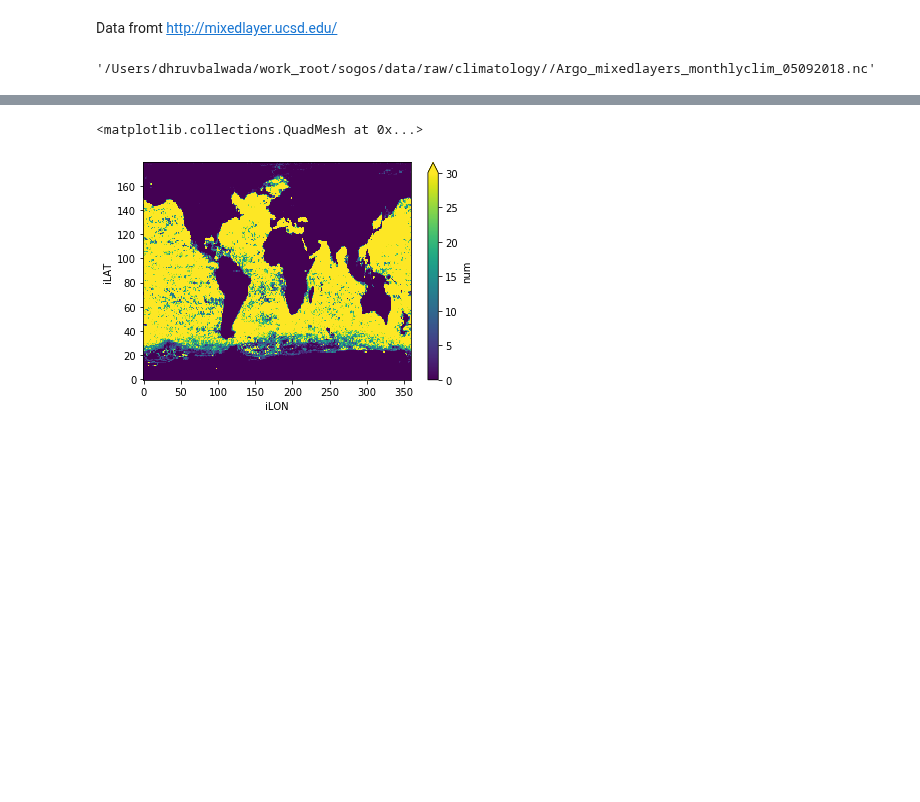
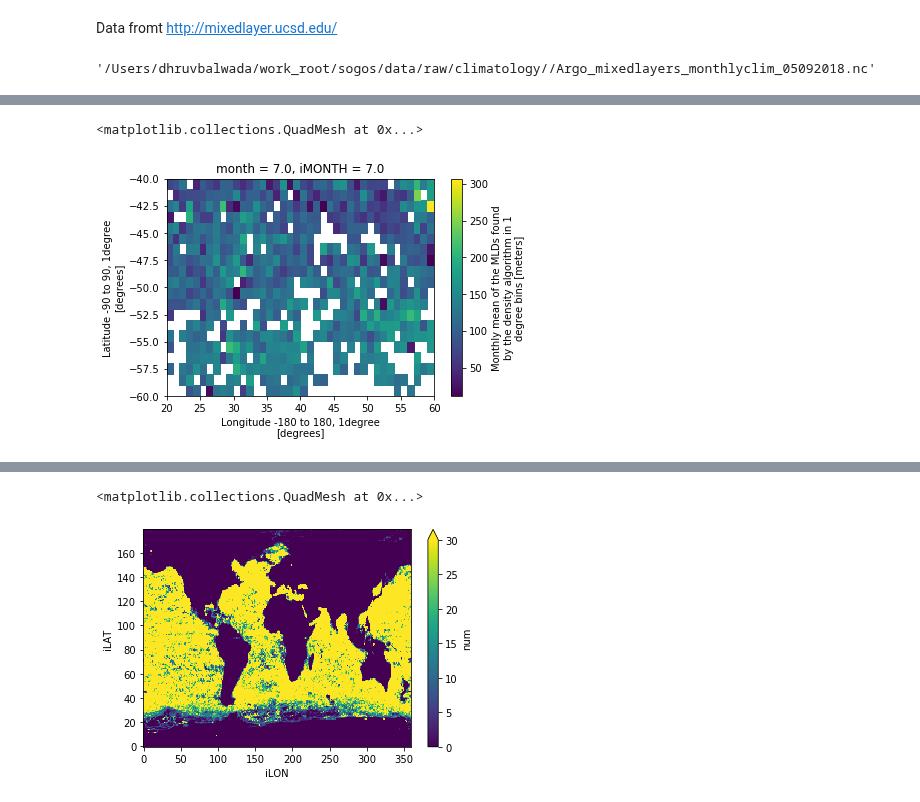
Before and after one commit to dhruvbalwada/sogos, a Jupyter notebook: notebooks/0.0_db_Holte_MLD_climatology.ipynb, the cells around one changed output, grey strips where cells are left out. Drawn from its saved outputs; the diff is of its cells as text; code cells hidden in the pictures; blank space fills up the shorter version.

```diff
--- a/notebooks/0.0_db_Holte_MLD_climatology.ipynb
+++ b/notebooks/0.0_db_Holte_MLD_climatology.ipynb
@@ -34,0 +95,4 @@ ds = xr.open_dataset(data_dir + 'Argo_mixedlayers_monthlyclim_05092018.nc')
+# %%
+ds.coords['iLAT'] = ds.lat
+ds.coords['iLON'] = ds.lon
+ds.coords['iMONTH'] = ds.month
@@ -34,0 +119,5 @@ ds = xr.open_dataset(data_dir + 'Argo_mixedlayers_monthlyclim_05092018.nc')
+# %%
+ds.mld_da_mean.sel(iLAT=slice(-60,-40), iLON=slice(20,60)).isel(iMONTH=6).plot()
+# %% [output]
+<matplotlib.collections.QuadMesh at 0x...>
+[figure, added]
```
Also changed, not shown: parts of 13 cells of this notebook, 1 other file.
